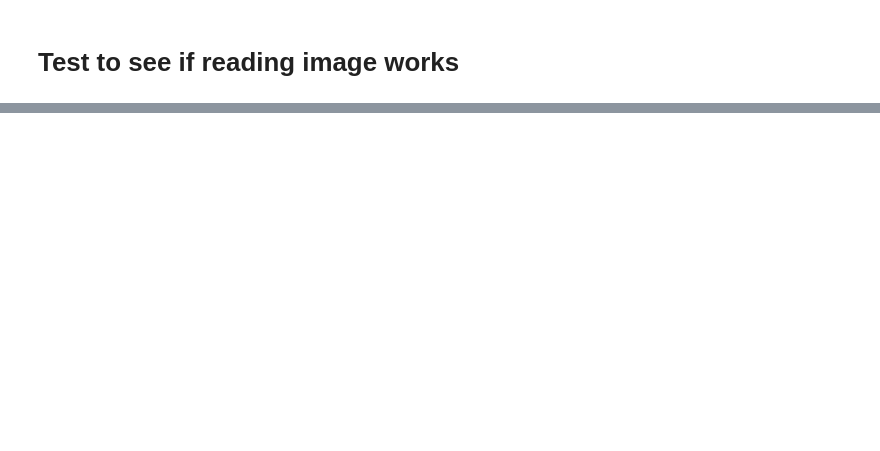
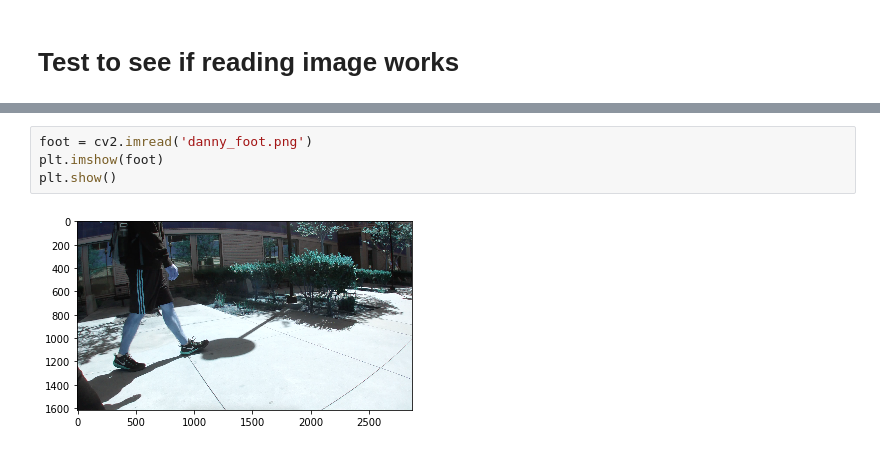
Before and after one commit to luoken/Shoe-detector, a Jupyter notebook: utils/Shoe Detector.ipynb, the cells around one changed output, grey strips where cells are left out. Cells and saved outputs as stored; diff of their text form; blank space fills up the shorter version.

```diff
--- a/utils/Shoe Detector.ipynb
+++ b/utils/Shoe Detector.ipynb
@@ -179,0 +233,6 @@ model_file_name = model_name + '.pk1'
+# %%
+foot = cv2.imread('danny_foot.png')
+plt.imshow(foot)
+plt.show()
+# %% [output]
+[figure, added]
```
Also changed, not shown: parts of 19 cells of this notebook.
